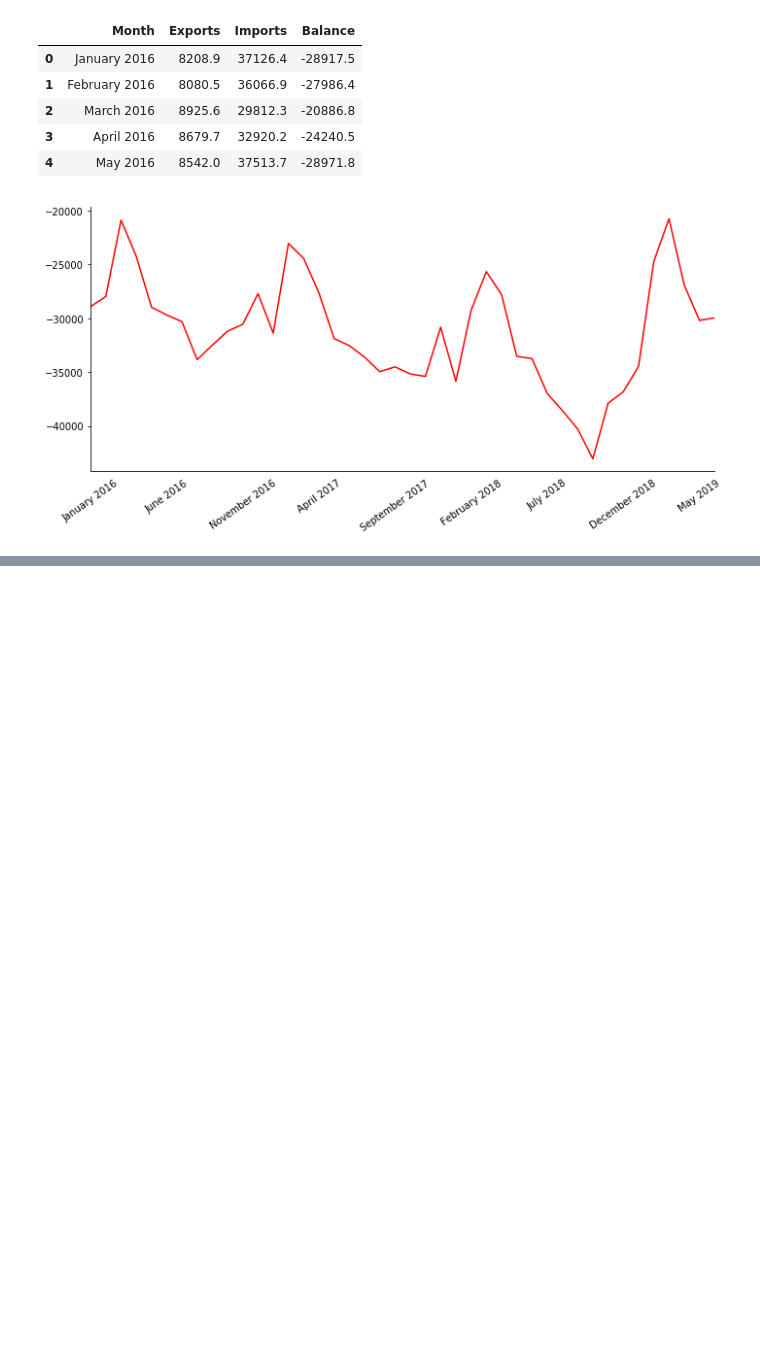
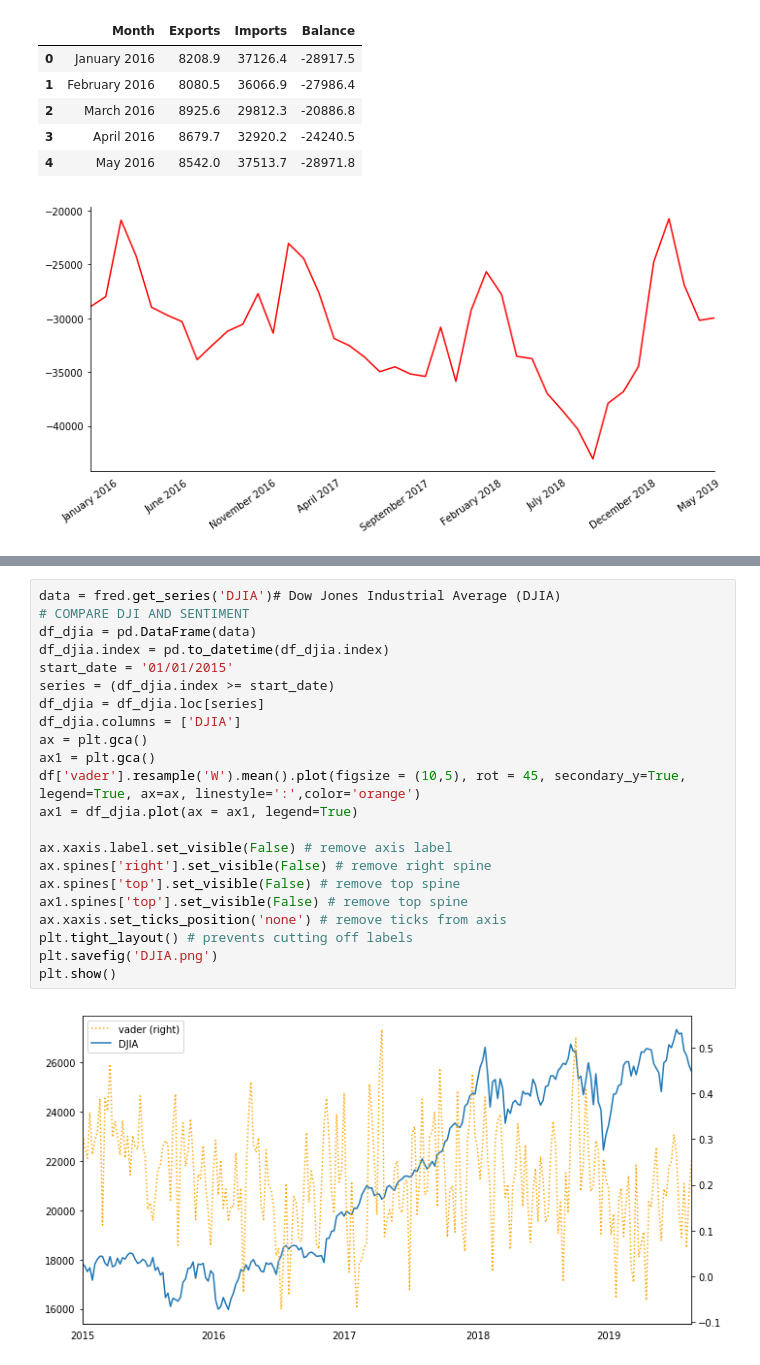
Before and after one commit to BjornCilleborg/sds2019, a Jupyter notebook: EXAM PROJECT/Exam Project.ipynb, the cells around one changed output, grey strips where cells are left out. Cells and saved outputs as stored; diff of their text form; blank space fills up the shorter version.

```diff
--- a/EXAM PROJECT/Exam Project.ipynb
+++ b/EXAM PROJECT/Exam Project.ipynb
@@ -300,0 +350,24 @@ plt.show()
+# %%
+data = fred.get_series('DJIA')# Dow Jones Industrial Average (DJIA)
+# COMPARE DJI AND SENTIMENT
+df_djia = pd.DataFrame(data)
+df_djia.index = pd.to_datetime(df_djia.index)
+start_date = '01/01/2015'
+series = (df_djia.index >= start_date)
+df_djia = df_djia.loc[series]
+df_djia.columns = ['DJIA']
+ax = plt.gca()
+ax1 = plt.gca()
+df['vader'].resample('W').mean().plot(figsize = (10,5), rot = 45, secondary_y=True, legend=True, ax=ax, linestyle=':',color='orange')
+ax1 = df_djia.plot(ax = ax1, legend=True)
+
+ax.xaxis.label.set_visible(False) # remove axis label
+ax.spines['right'].set_visible(False) # remove right spine
+ax.spines['top'].set_visible(False) # remove top spine
+ax1.spines['top'].set_visible(False) # remove top spine
+ax.xaxis.set_ticks_position('none') # remove ticks from axis
+plt.tight_layout() # prevents cutting off labels
+plt.savefig('DJIA.png')
+plt.show()
+# %% [output]
+[figure, added]
```
Also changed, not shown: parts of 10 cells of this notebook, 4 other files.
